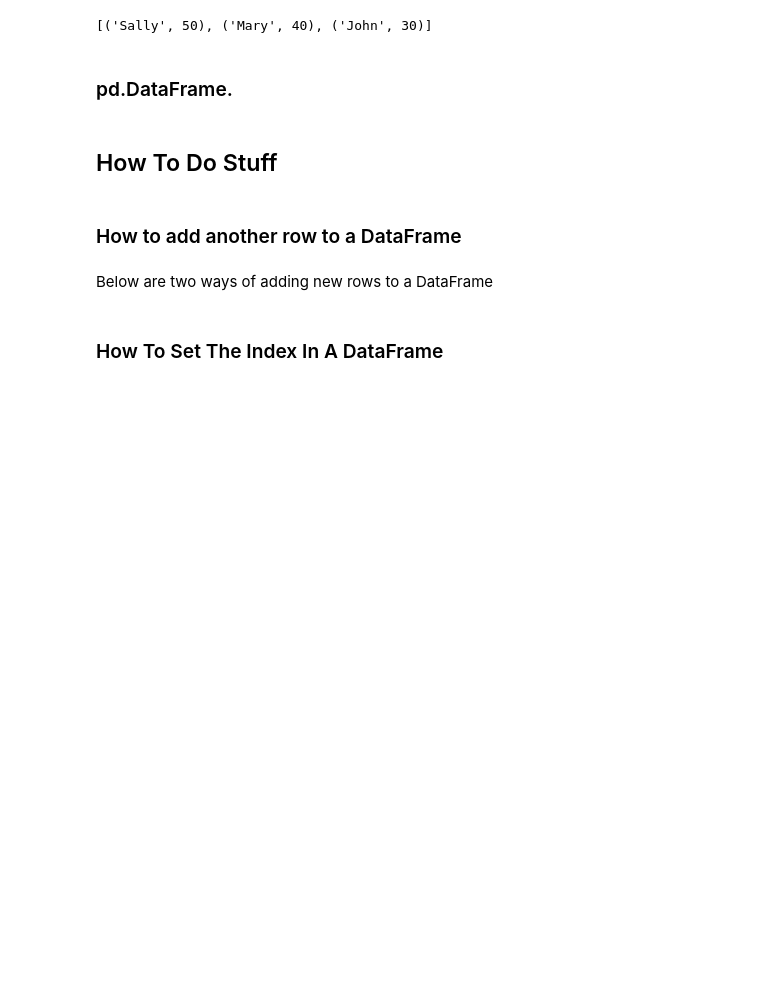
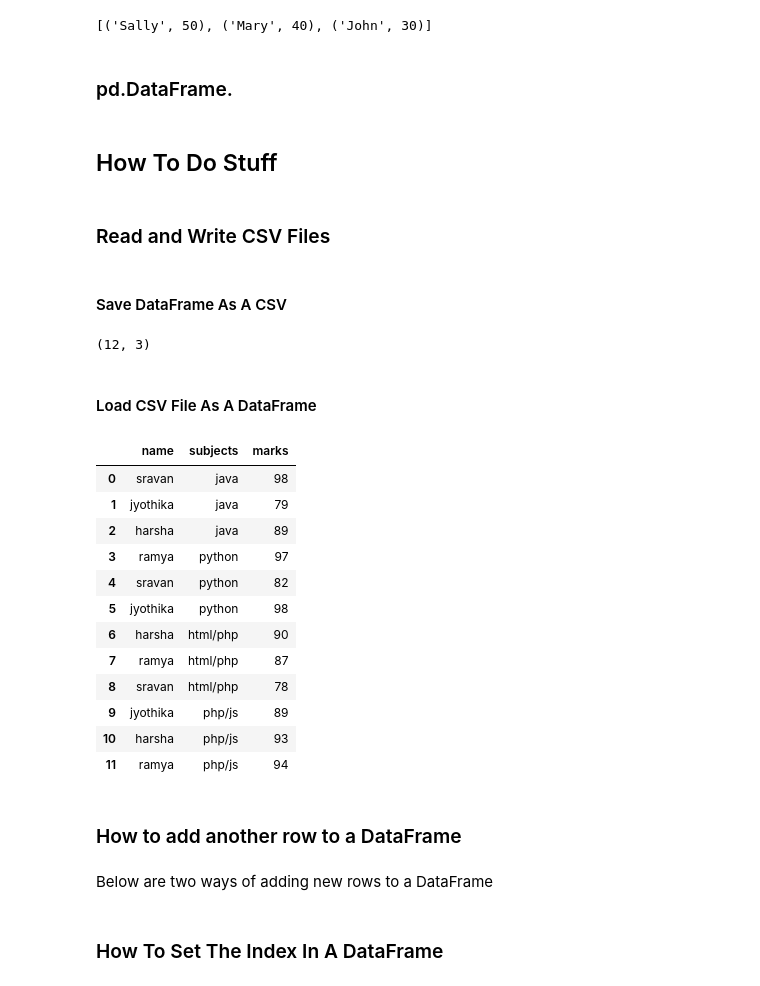
Before and after one commit to jalwalb2765/python_resources, a Jupyter notebook: 4_pandas.ipynb, the cells around one changed output. Drawn from its saved outputs; the diff is of its cells as text; code cells hidden in the pictures; blank space fills up the shorter version.

```diff
--- a/4_pandas.ipynb
+++ b/4_pandas.ipynb
@@ -477,6 +483,53 @@ list(zip(df.firstname, df.age))
 ### pd.DataFrame.
 # %% [markdown]
 ## How To Do Stuff
+# %% [markdown]
+### Read and Write CSV Files
+# %% [markdown]
+#### Save DataFrame As A CSV
+# %%
+# Create DataFrame
+
+data = pd.DataFrame({
+
+    "name": ['sravan', 'jyothika', 'harsha', 'ramya',
+             'sravan', 'jyothika', 'harsha', 'ramya',
+             'sravan', 'jyothika', 'harsha', 'ramya'],
+    "subjects": ['java', 'java', 'java', 'python',
+                 'python', 'python', 'html/php', 'html/php',
+                 'html/php', 'php/js', 'php/js', 'php/js'],
+    "marks": [98, 79, 89, 97, 82, 98, 90,
+              87, 78, 89, 93, 94]
+})
+
+data.to_csv('save_files/read_write_data.csv',
+            index = False         # Saves the index to a column in the csv file. Defaults to True
+           )
+data.shape
+# %% [output]
+(12, 3)
+# %% [markdown]
+#### Load CSV File As A DataFrame
+# %%
+data_load = pd.read_csv('save_files/read_write_data.csv',
+                        index_col = None       # Defaults to None, but must be specified if the CSV files has an index column
+                       )
+
+data_load
+# %% [output]
+|  | name | subjects | marks |
+| 0 | sravan | java | 98 |
+| 1 | jyothika | java | 79 |
+| 2 | harsha | java | 89 |
+| 3 | ramya | python | 97 |
+| 4 | sravan | python | 82 |
+| 5 | jyothika | python | 98 |
+| 6 | harsha | html/php | 90 |
+| 7 | ramya | html/php | 87 |
+| 8 | sravan | html/php | 78 |
+| 9 | jyothika | php/js | 89 |
+| 10 | harsha | php/js | 93 |
+| 11 | ramya | php/js | 94 |
 # %% [markdown]
 ### How to add another row to a DataFrame
 # %% [markdown]
```
Also changed, not shown: parts of 1 cell of this notebook, 1 other file.
